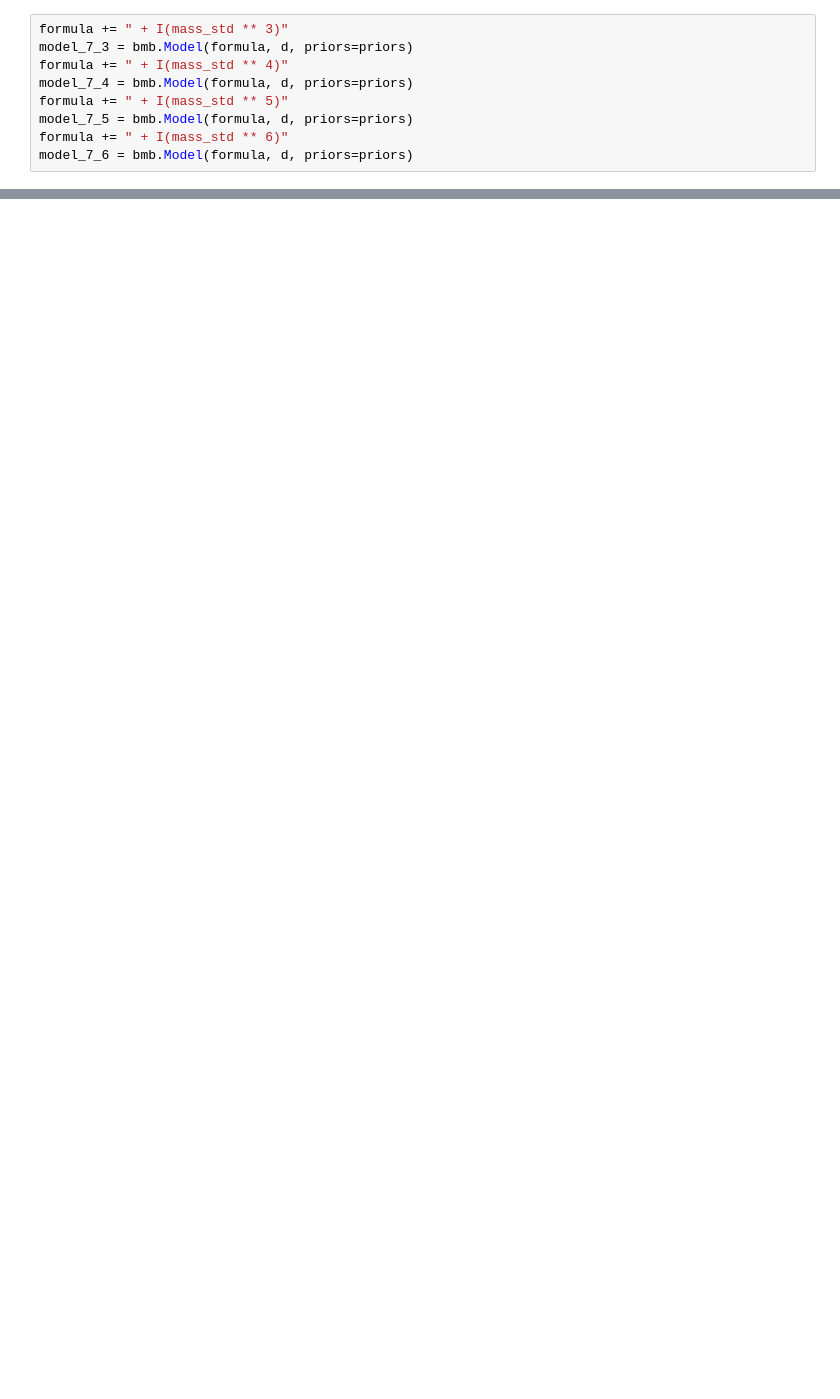
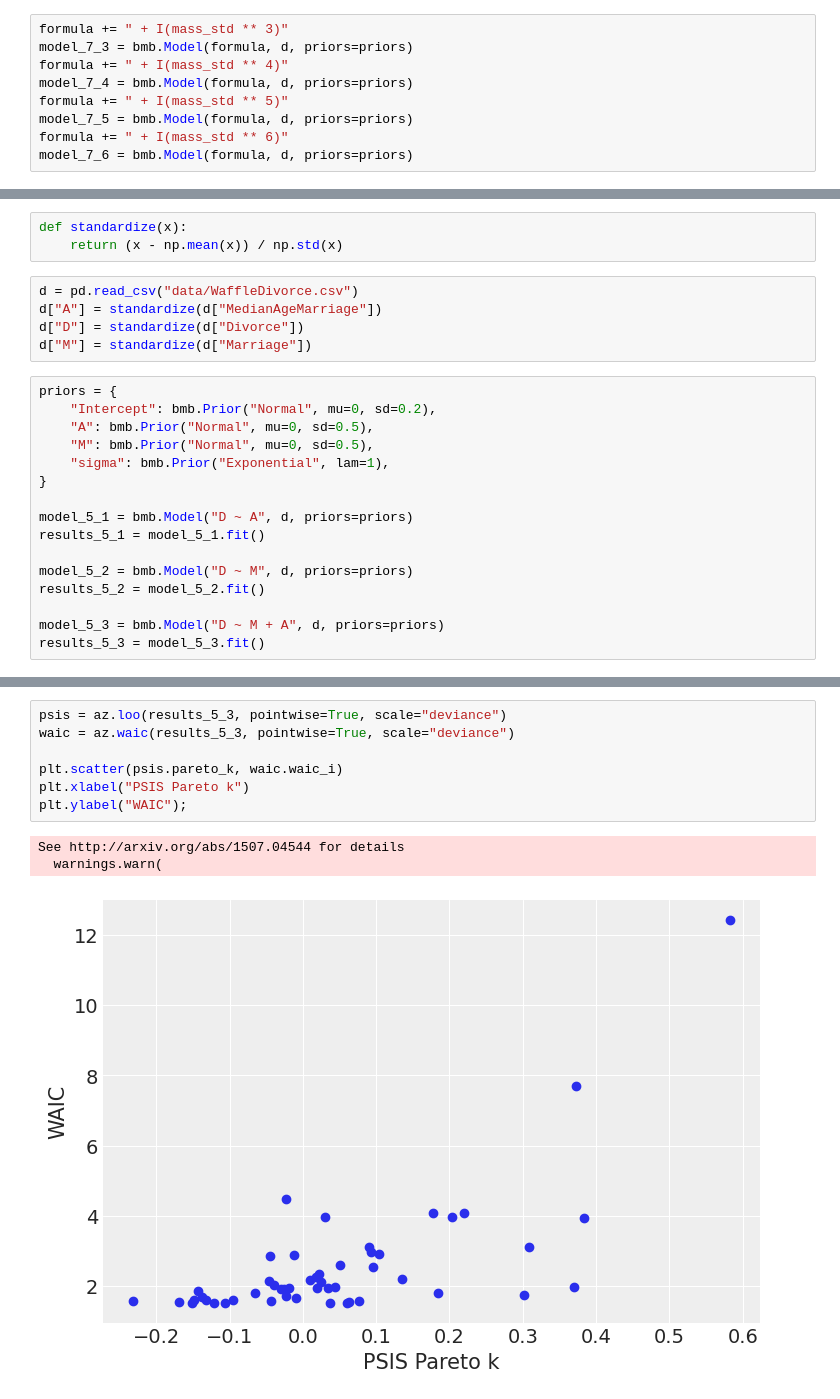
Before and after one commit to bambinos/educational-resources, a Jupyter notebook: Rethinking/Chp_07.ipynb, the cells around one changed output, grey strips where cells are left out. Drawn from its saved outputs; the diff is of its cells as text; blank space fills up the shorter version.

```diff
--- a/Rethinking/Chp_07.ipynb
+++ b/Rethinking/Chp_07.ipynb
@@ -202,0 +424,24 @@ R2_is_bad(model_7_6, results_7_6)
+# %%
+def standardize(x):
+    return (x - np.mean(x)) / np.std(x)
+# %%
+d = pd.read_csv("data/WaffleDivorce.csv")
+d["A"] = standardize(d["MedianAgeMarriage"])
+d["D"] = standardize(d["Divorce"])
+d["M"] = standardize(d["Marriage"])
+# %%
+priors = {
+    "Intercept": bmb.Prior("Normal", mu=0, sd=0.2),
+    "A": bmb.Prior("Normal", mu=0, sd=0.5),
+    "M": bmb.Prior("Normal", mu=0, sd=0.5),
+    "sigma": bmb.Prior("Exponential", lam=1),
+}
+
+model_5_1 = bmb.Model("D ~ A", d, priors=priors)
+results_5_1 = model_5_1.fit()
+
+model_5_2 = bmb.Model("D ~ M", d, priors=priors)
+results_5_2 = model_5_2.fit()
+
+model_5_3 = bmb.Model("D ~ M + A", d, priors=priors)
+results_5_3 = model_5_3.fit()
@@ -202,0 +482,11 @@ R2_is_bad(model_7_6, results_7_6)
+# %%
+psis = az.loo(results_5_3, pointwise=True, scale="deviance")
+waic = az.waic(results_5_3, pointwise=True, scale="deviance")
+
+plt.scatter(psis.pareto_k, waic.waic_i)
+plt.xlabel("PSIS Pareto k")
+plt.ylabel("WAIC");
+# %% [output]
+See http://arxiv.org/abs/1507.04544 for details
+  warnings.warn(
+[figure, added]
```
Also changed, not shown: parts of 59 cells of this notebook, 1 other file.
